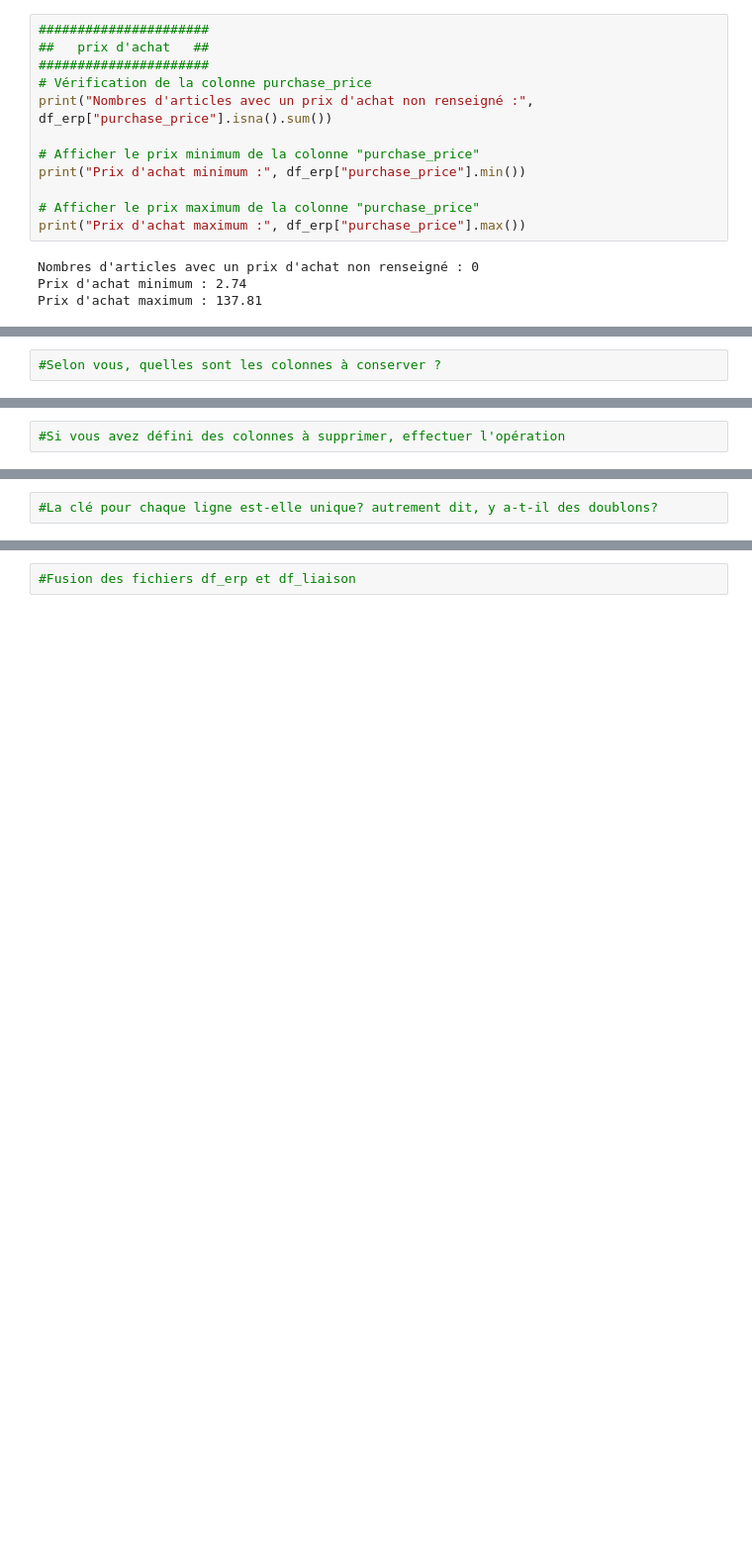
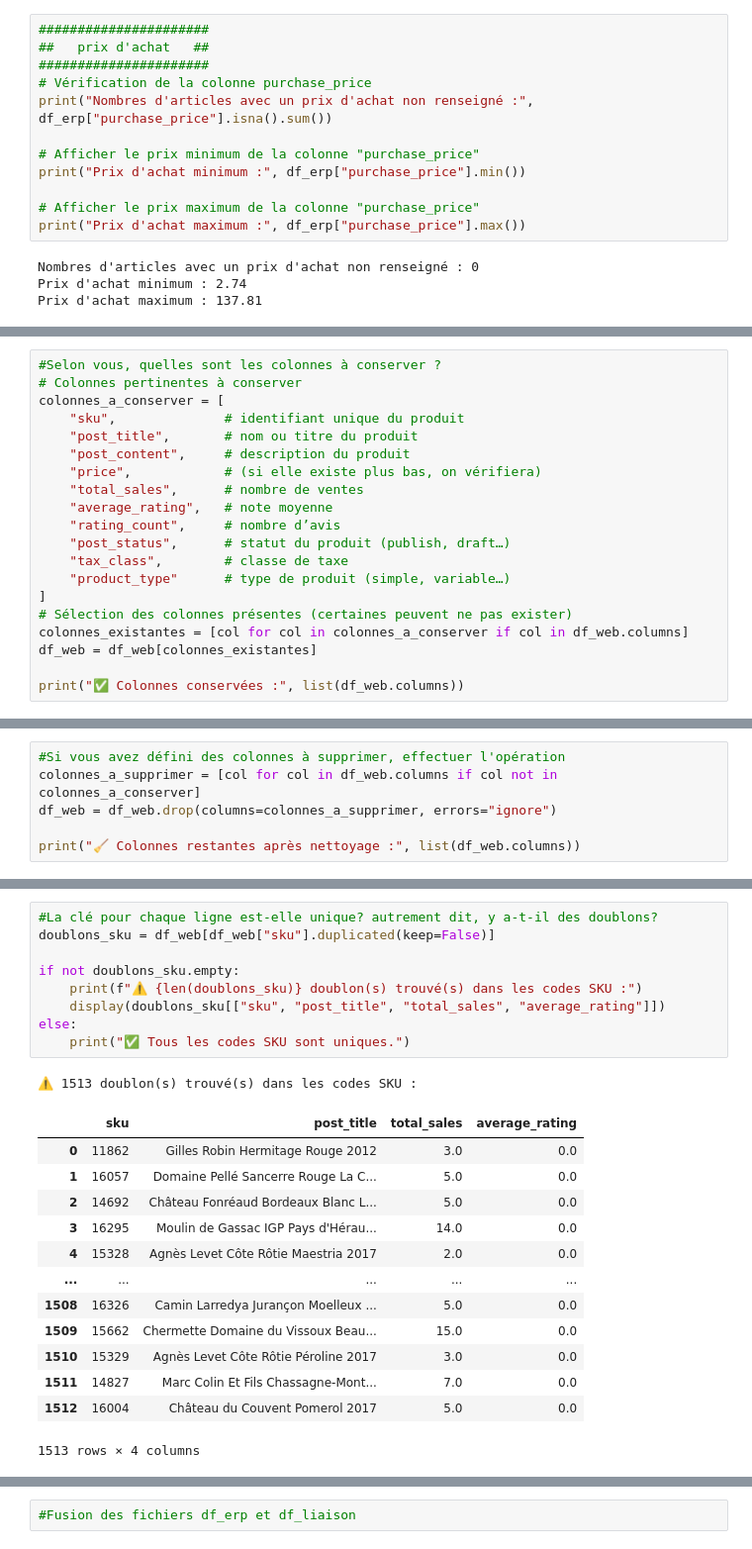
Before and after one commit to Stephane-OC/bottleneck, a Jupyter notebook: analyse_bottleneck.ipynb, the cells around one changed output, grey strips where cells are left out. Shown: that part at 99% size. Cells and saved outputs as stored; diff of their text form; blank space fills up the shorter version.

```diff
--- a/analyse_bottleneck.ipynb
+++ b/analyse_bottleneck.ipynb
@@ -887,2 +941,20 @@ width:fit-content; margin:30px auto; text-align:left; box-shadow:0 0 15px #00000
 # %%
 #Selon vous, quelles sont les colonnes à conserver ?
+# Colonnes pertinentes à conserver
+colonnes_a_conserver = [
+    "sku",              # identifiant unique du produit
+    "post_title",       # nom ou titre du produit
+    "post_content",     # description du produit
+    "price",            # (si elle existe plus bas, on vérifiera)
+    "total_sales",      # nombre de ventes
+    "average_rating",   # note moyenne
+    "rating_count",     # nombre d’avis
+    "post_status",      # statut du produit (publish, draft…)
+    "tax_class",        # classe de taxe
+    "product_type"      # type de produit (simple, variable…)
+]
+# Sélection des colonnes présentes (certaines peuvent ne pas exister)
+colonnes_existantes = [col for col in colonnes_a_conserver if col in df_web.columns]
+df_web = df_web[colonnes_existantes]
+
+print("✅ Colonnes conservées :", list(df_web.columns))
@@ -889,2 +963,6 @@ width:fit-content; margin:30px auto; text-align:left; box-shadow:0 0 15px #00000
 # %%
 #Si vous avez défini des colonnes à supprimer, effectuer l'opération
+colonnes_a_supprimer = [col for col in df_web.columns if col not in colonnes_a_conserver]
+df_web = df_web.drop(columns=colonnes_a_supprimer, errors="ignore")
+
+print("🧹 Colonnes restantes après nettoyage :", list(df_web.columns))
@@ -900,2 +1103,24 @@ width:fit-content; margin:30px auto; text-align:left; box-shadow:0 0 15px #00000
 # %%
 #La clé pour chaque ligne est-elle unique? autrement dit, y a-t-il des doublons?
+doublons_sku = df_web[df_web["sku"].duplicated(keep=False)]
+
+if not doublons_sku.empty:
+    print(f"⚠️ {len(doublons_sku)} doublon(s) trouvé(s) dans les codes SKU :")
+    display(doublons_sku[["sku", "post_title", "total_sales", "average_rating"]])
+else:
+    print("✅ Tous les codes SKU sont uniques.")
+# %% [output]
+⚠️ 1513 doublon(s) trouvé(s) dans les codes SKU :
+|  | sku | post_title | total_sales | average_rating |
+| 0 | 11862 | Gilles Robin Hermitage Rouge 2012 | 3.0 | 0.0 |
+| 1 | 16057 | Domaine Pellé Sancerre Rouge La C... | 5.0 | 0.0 |
+| 2 | 14692 | Château Fonréaud Bordeaux Blanc L... | 5.0 | 0.0 |
+| 3 | 16295 | Moulin de Gassac IGP Pays d'Hérau... | 14.0 | 0.0 |
+| 4 | 15328 | Agnès Levet Côte Rôtie Maestria 2017 | 2.0 | 0.0 |
+| ... | ... | ... | ... | ... |
+| 1508 | 16326 | Camin Larredya Jurançon Moelleux ... | 5.0 | 0.0 |
+| 1509 | 15662 | Chermette Domaine du Vissoux Beau... | 15.0 | 0.0 |
+| 1510 | 15329 | Agnès Levet Côte Rôtie Péroline 2017 | 3.0 | 0.0 |
+| 1511 | 14827 | Marc Colin Et Fils Chassagne-Mont... | 7.0 | 0.0 |
+| 1512 | 16004 | Château du Couvent Pomerol 2017 | 5.0 | 0.0 |
+1513 rows × 4 columns
```
Also changed, not shown: parts of 34 cells of this notebook, 1 other file.
